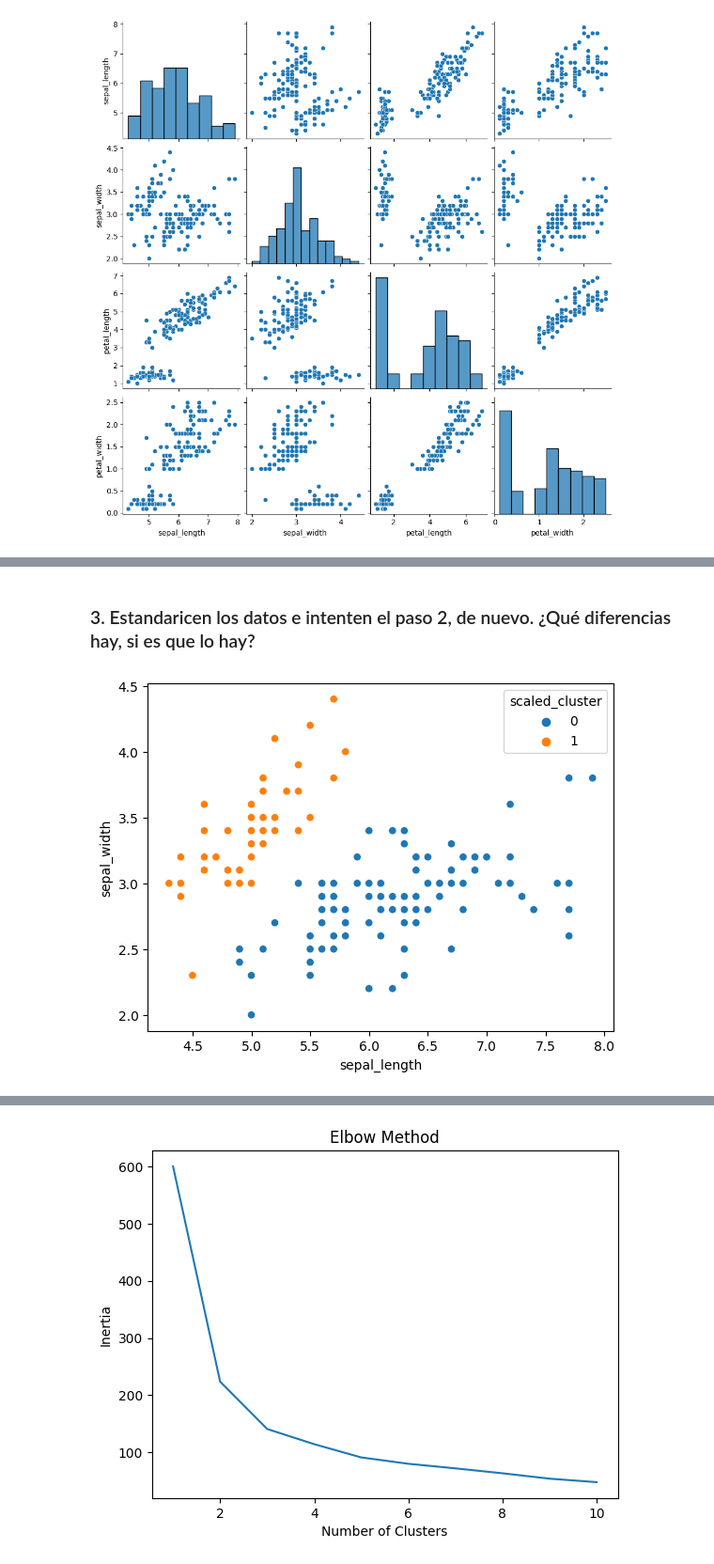
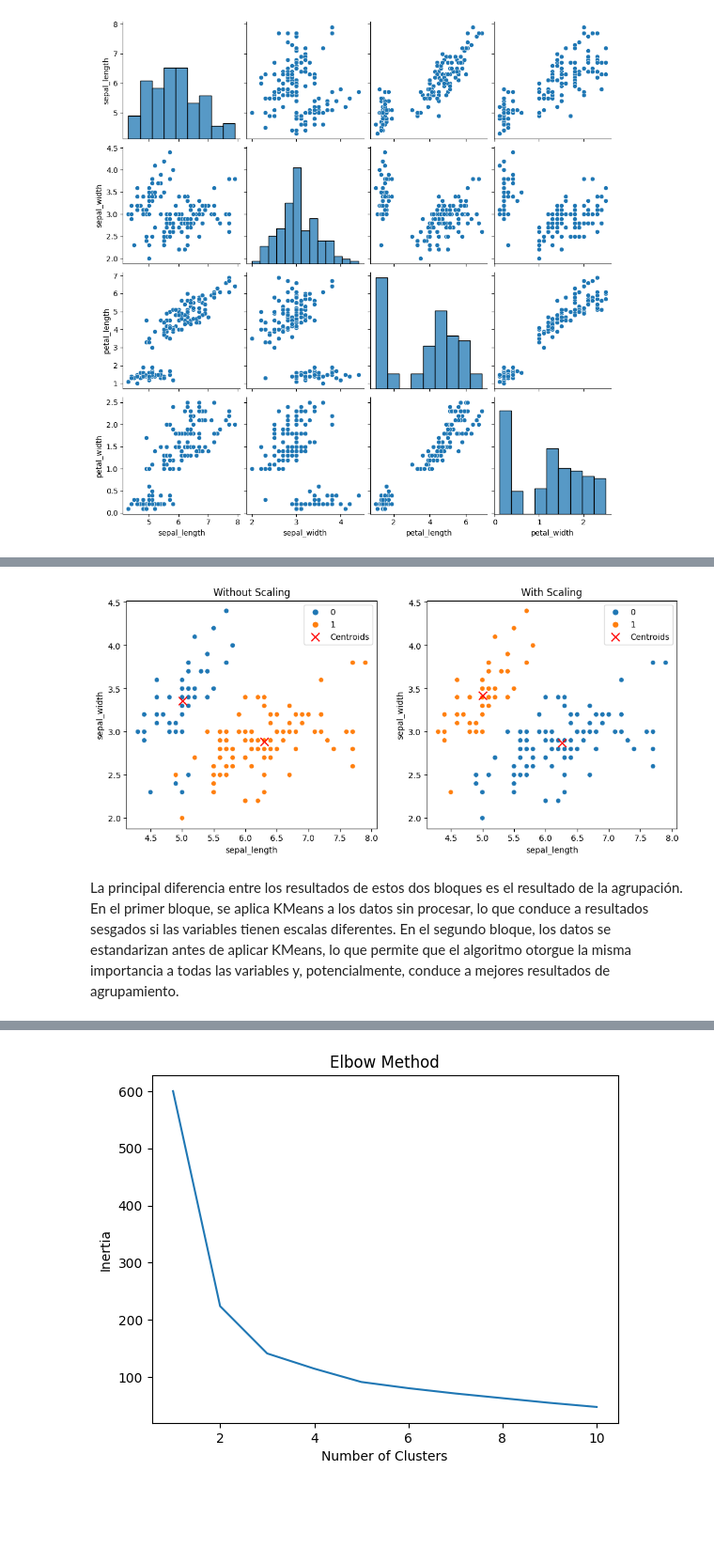
Before and after one commit to EstebanAG1005/HT-4.-Clustering, a Jupyter notebook: Lab4.ipynb, the cells around one changed output, grey strips where cells are left out. Shown at 94% size. Drawn from its saved outputs; the diff is of its cells as text; code cells hidden in the pictures; blank space fills up the shorter version.

```diff
--- a/Lab4.ipynb
+++ b/Lab4.ipynb
@@ -34,14 +31,38 @@ plt.show()
-# %% [markdown]
-### 3. Estandaricen los datos e intenten el paso 2, de nuevo.  ¿Qué diferencias hay, si es que lo hay?
-# %%
-scaler = StandardScaler()
-scaled_data = scaler.fit_transform(data.drop(columns=["cluster"]))
-
-kmeans = KMeans(n_clusters=2)
-data["scaled_cluster"] = kmeans.fit_predict(scaled_data)
-
-sns.scatterplot(data=data, x="sepal_length", y="sepal_width", hue="scaled_cluster")
-plt.show()
-# %% [output]
-[figure, removed]
+# %%
+# Crear 2 clusters utilizando KMeans Clustering y graficar los resultados
+fig, axes = plt.subplots(1, 2, figsize=(12, 5))
+# Sin escalar
+kmeans = KMeans(n_clusters=2, n_init=10)
+data["cluster"] = kmeans.fit_predict(data)
+centroids = kmeans.cluster_centers_
+
+sns.scatterplot(ax=axes[0], data=data, x="sepal_length", y="sepal_width", hue="cluster")
+axes[0].scatter(
+    centroids[:, 0], centroids[:, 1], marker="x", s=100, c="red", label="Centroids"
+)
+axes[0].set_title("Without Scaling")
+axes[0].legend()
+
+# Con escalamiento
+scaler = StandardScaler()
+scaled_data = scaler.fit_transform(data.drop(columns=["cluster"]))
+kmeans = KMeans(n_clusters=2, n_init=10)
+data["scaled_cluster"] = kmeans.fit_predict(scaled_data)
+centroids = kmeans.cluster_centers_
+centroids = scaler.inverse_transform(centroids)
+
+sns.scatterplot(
+    ax=axes[1], data=data, x="sepal_length", y="sepal_width", hue="scaled_cluster"
+)
+axes[1].scatter(
+    centroids[:, 0], centroids[:, 1], marker="x", s=100, c="red", label="Centroids"
+)
+axes[1].set_title("With Scaling")
+axes[1].legend()
+
+plt.show()
+# %% [output]
+[figure, added]
+# %% [markdown]
+La principal diferencia entre los resultados de estos dos bloques es el resultado de la agrupación. En el primer bloque, se aplica KMeans a los datos sin procesar, lo que conduce a resultados sesgados si las variables tienen escalas diferentes. En el segundo bloque, los datos se estandarizan antes de aplicar KMeans, lo que permite que el algoritmo otorgue la misma importancia a todas las variables y, potencialmente, conduce a mejores resultados de agrupamiento.
 # %% [markdown]
```
Also changed, not shown: parts of 27 cells of this notebook, 1 other file.
